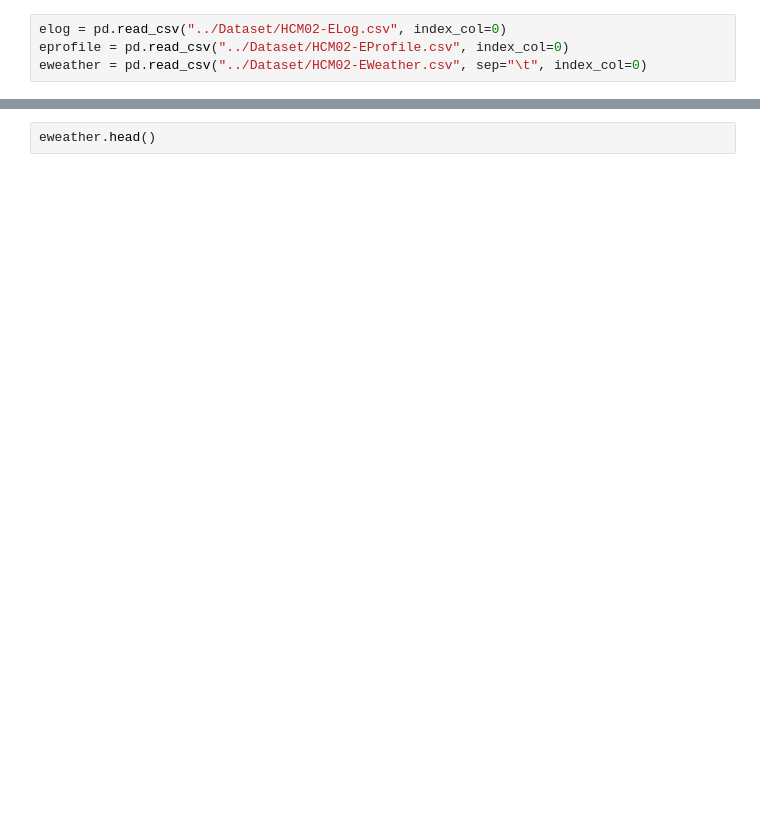
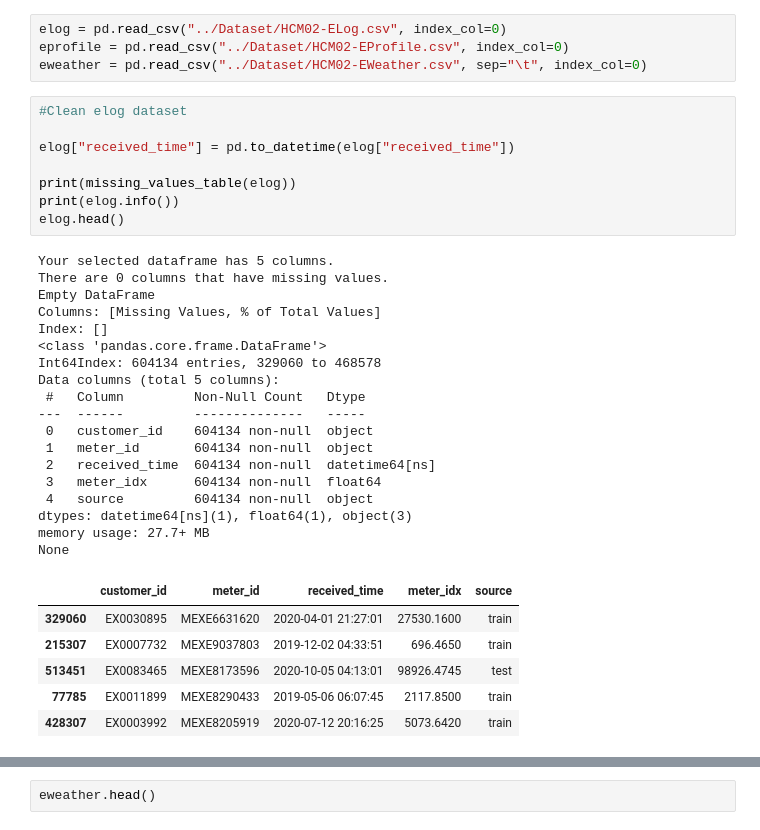
Before and after one commit to mymy202/power-usage-prediction, a Jupyter notebook: PredictionModel/nopainnogain_topic1.ipynb, the cells around one changed output, grey strips where cells are left out. Saved outputs shown, nothing was run; the diff lists cells and outputs as text; blank space fills up the shorter version.

Commit message:
Preprocessing data

```diff
--- a/PredictionModel/nopainnogain_topic1.ipynb
+++ b/PredictionModel/nopainnogain_topic1.ipynb
@@ -10,3 +49,36 @@ import seaborn as sns
 elog = pd.read_csv("../Dataset/HCM02-ELog.csv", index_col=0)
 eprofile = pd.read_csv("../Dataset/HCM02-EProfile.csv", index_col=0)
 eweather = pd.read_csv("../Dataset/HCM02-EWeather.csv", sep="\t", index_col=0)
+# %%
+#Clean elog dataset
+
+elog["received_time"] = pd.to_datetime(elog["received_time"])
+
+print(missing_values_table(elog))
+print(elog.info())
+elog.head()
+# %% [output]
+Your selected dataframe has 5 columns.
+There are 0 columns that have missing values.
+Empty DataFrame
+Columns: [Missing Values, % of Total Values]
+Index: []
+<class 'pandas.core.frame.DataFrame'>
+Int64Index: 604134 entries, 329060 to 468578
+Data columns (total 5 columns):
+ #   Column         Non-Null Count   Dtype
+---  ------         --------------   -----
+ 0   customer_id    604134 non-null  object
+ 1   meter_id       604134 non-null  object
+ 2   received_time  604134 non-null  datetime64[ns]
+ 3   meter_idx      604134 non-null  float64
+ 4   source         604134 non-null  object
+dtypes: datetime64[ns](1), float64(1), object(3)
+memory usage: 27.7+ MB
+None
+|  | customer_id | meter_id | received_time | meter_idx | source |
+| 329060 | EX0030895 | MEXE6631620 | 2020-04-01 21:27:01 | 27530.1600 | train |
+| 215307 | EX0007732 | MEXE9037803 | 2019-12-02 04:33:51 | 696.4650 | train |
+| 513451 | EX0083465 | MEXE8173596 | 2020-10-05 04:13:01 | 98926.4745 | test |
+| 77785 | EX0011899 | MEXE8290433 | 2019-05-06 06:07:45 | 2117.8500 | train |
+| 428307 | EX0003992 | MEXE8205919 | 2020-07-12 20:16:25 | 5073.6420 | train |
```
Also changed, not shown: parts of 13 cells of this notebook, 3 other files.
